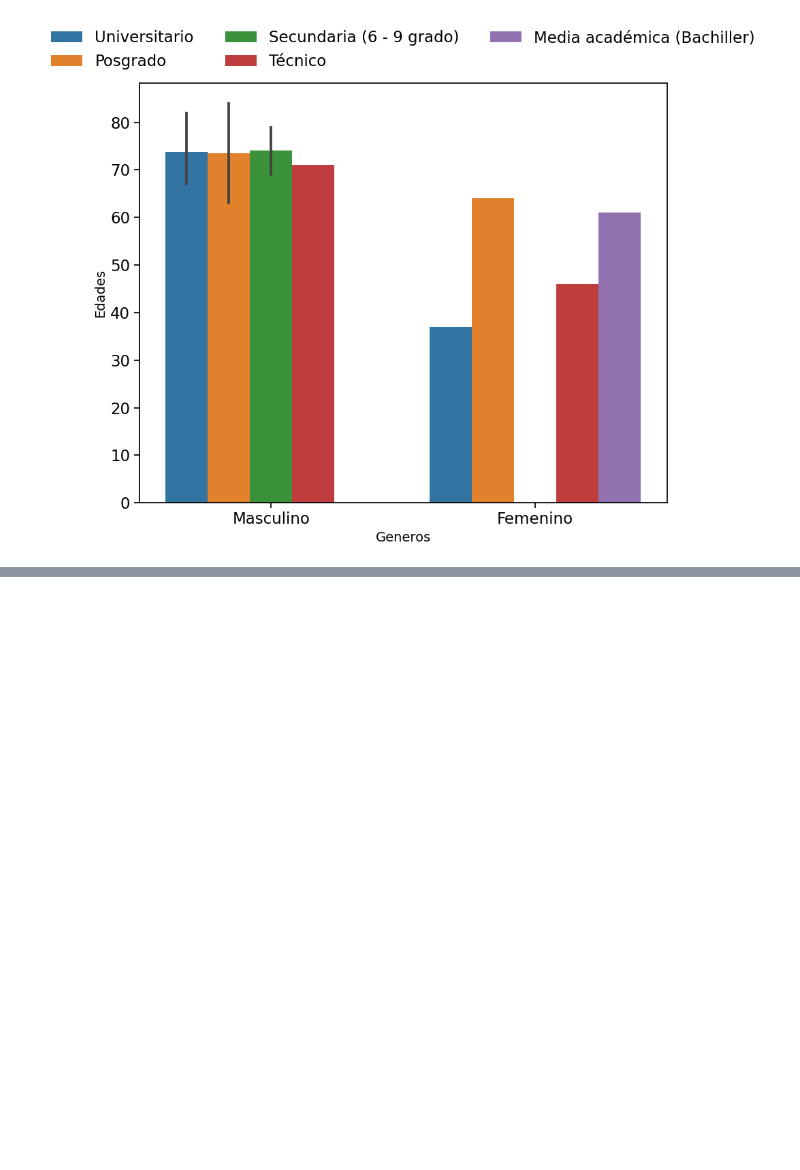
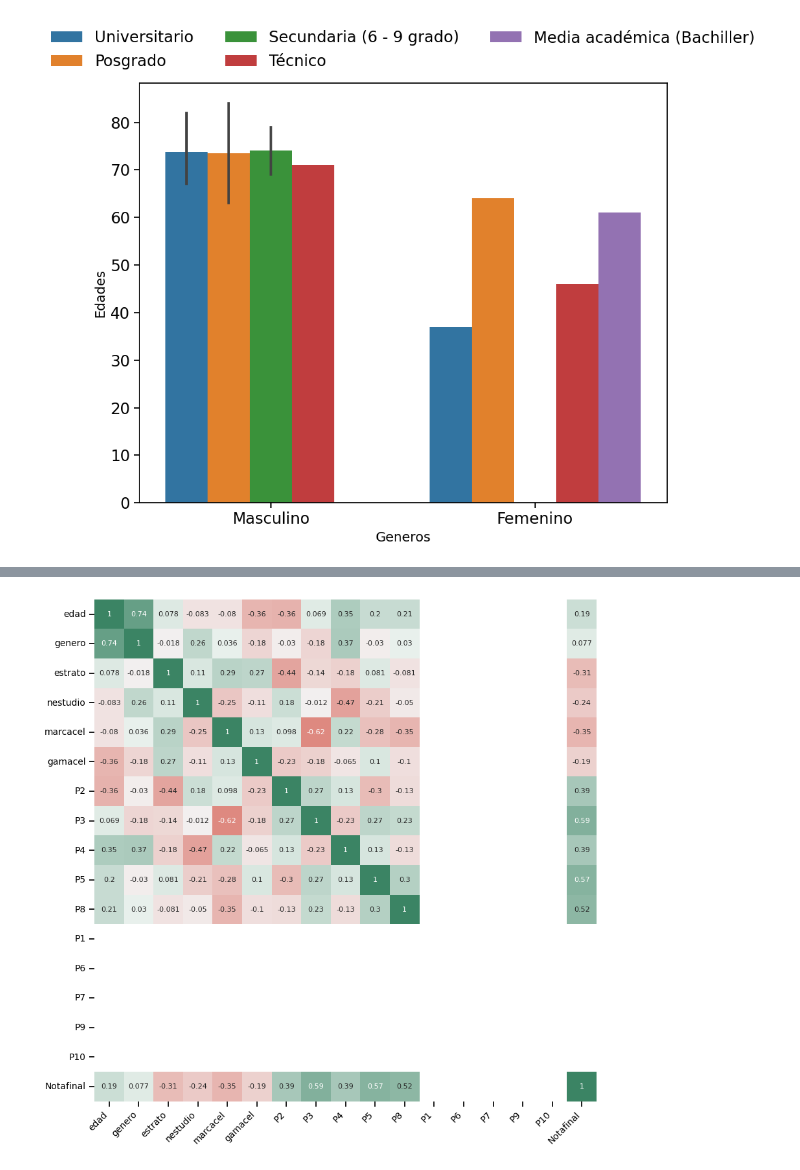
Before and after one commit to jaquimbayoc7/AnalisisProyeccionSocial, a Jupyter notebook: Analisis.ipynb, the cells around one changed output, grey strips where cells are left out. Cells and saved outputs as stored; diff of their text form; code cells hidden in the pictures; blank space fills up the shorter version.

```diff
--- a/Analisis.ipynb
+++ b/Analisis.ipynb
@@ -195,0 +485,10 @@ drawChart('genero','estrato','Distribución de Población por Estrato','Distribu
+# %%
+##Normalizar las columnas necesarias y probar con un algoritmo de predicción las variables normalizadas en su totalidad Vs las no normalizadas para revisar métricas.
+dataPuno = partData(diagI,'edad','genero','estrato','nestudio','marcacel','gamacel','P2','P3','P4','P5','P8')
+
+dataPdos = partDataDos(diagI, 'P1','P6','P7','P9','P10','Notafinal')
+# %%
+##Normalizar la data
+dataM = normaData(dataPuno)
+
+dataM.head()
@@ -195,0 +502,5 @@ drawChart('genero','estrato','Distribución de Población por Estrato','Distribu
+# %%
+##Unir data normalizado y data original- Data Lista con normalización sin variables dummies
+dataListaN = pd.concat([dataM, dataPdos], axis=1)
+
+dataListaN.head()
@@ -195,0 +527,4 @@ drawChart('genero','estrato','Distribución de Población por Estrato','Distribu
+# %%
+corr_matrix = dataListaN.corr(method='pearson')
+
+tidy_corr_matrix(corr_matrix)
@@ -195,0 +545,25 @@ drawChart('genero','estrato','Distribución de Población por Estrato','Distribu
+# %%
+fig, ax = plt.subplots(nrows=1, ncols=1, figsize=(10, 15))
+
+sns.heatmap(
+    corr_matrix,
+    annot     = True,
+    cbar      = False,
+    annot_kws = {"size": 8},
+    vmin      = -1,
+    vmax      = 1,
+    center    = 0,
+    cmap      = sns.diverging_palette(15, 150, n=100),
+    square    = True,
+    ax        = ax
+)
+
+ax.set_xticklabels(
+    ax.get_xticklabels(),
+    rotation = 45,
+    horizontalalignment = 'right',
+)
+
+ax.tick_params(labelsize = 10)
+# %% [output]
+[figure, added]
```
Also changed, not shown: parts of 19 cells of this notebook, 1 other file.
